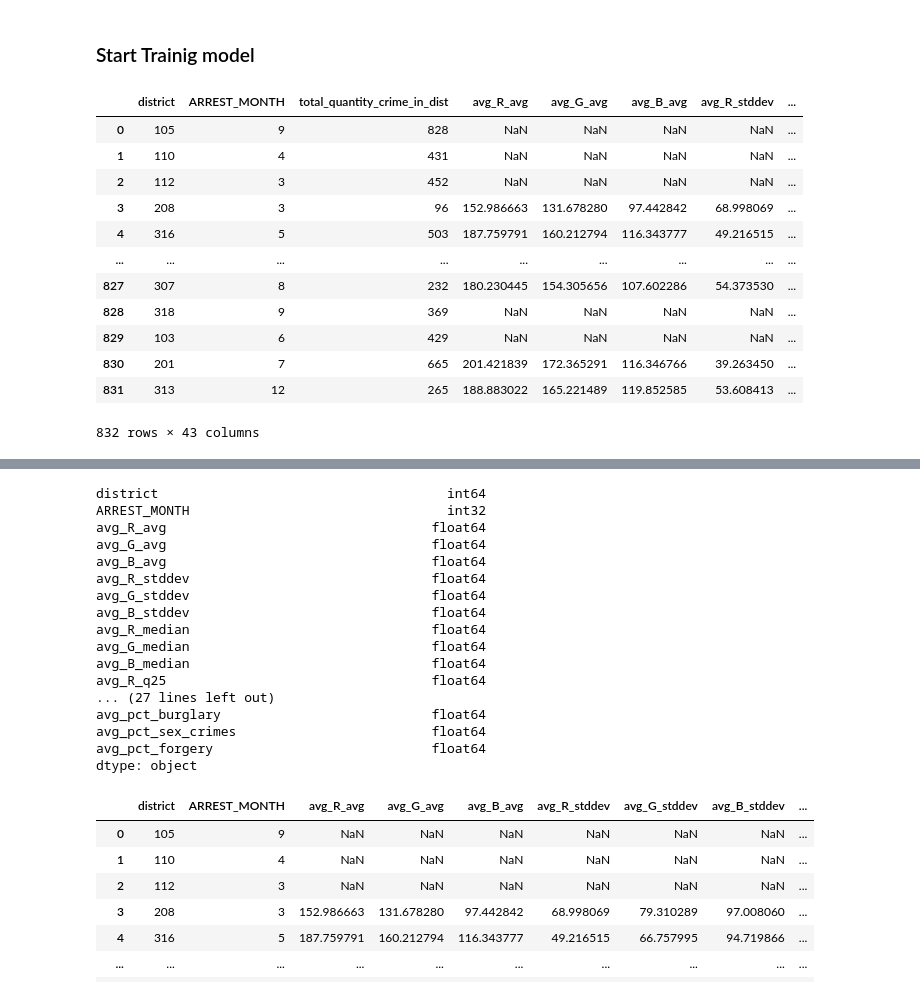
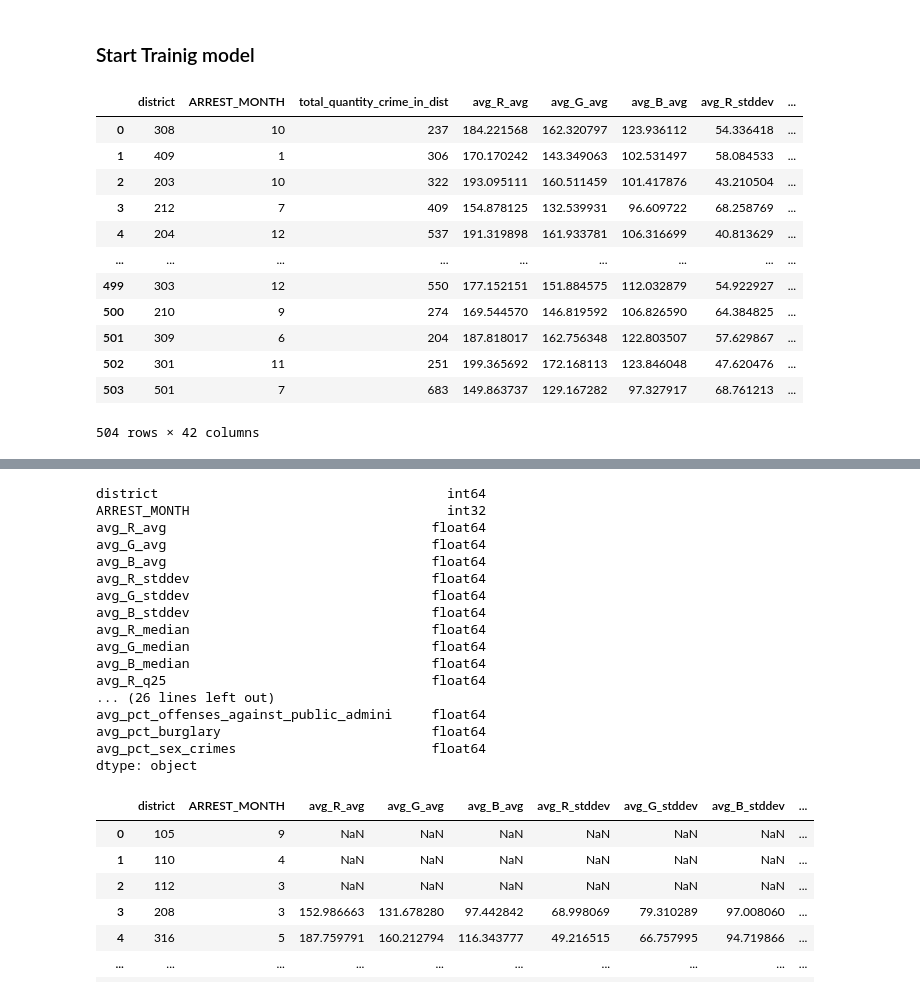
Before and after one commit to ElizabethSeth/ml_practice, a Jupyter notebook: test.ipynb, the cells around one changed output, grey strips where cells are left out. Drawn from its saved outputs; the diff is of its cells as text; code cells hidden in the pictures.

```diff
--- a/test.ipynb
+++ b/test.ipynb
@@ -507,22 +514,22 @@ target_col = df["BoroCD"]
 # %% [markdown]
 ### Start Trainig model
 # %%
-nyc = pd.read_parquet("../data/nyc.parquet")
+nyc = pd.read_parquet("../data/join_nyc.parquet")
 nyc
 # %% [output]
 |  | district | ARREST_MONTH | total_quantity_crime_in_dist | avg_R_avg | avg_G_avg | avg_B_avg | avg_R_stddev | ... |
-| 0 | 105 | 9 | 828 | NaN | NaN | NaN | NaN | ... |
-| 1 | 110 | 4 | 431 | NaN | NaN | NaN | NaN | ... |
-| 2 | 112 | 3 | 452 | NaN | NaN | NaN | NaN | ... |
-| 3 | 208 | 3 | 96 | 152.986663 | 131.678280 | 97.442842 | 68.998069 | ... |
-| 4 | 316 | 5 | 503 | 187.759791 | 160.212794 | 116.343777 | 49.216515 | ... |
+| 0 | 308 | 10 | 237 | 184.221568 | 162.320797 | 123.936112 | 54.336418 | ... |
+| 1 | 409 | 1 | 306 | 170.170242 | 143.349063 | 102.531497 | 58.084533 | ... |
+| 2 | 203 | 10 | 322 | 193.095111 | 160.511459 | 101.417876 | 43.210504 | ... |
+| 3 | 212 | 7 | 409 | 154.878125 | 132.539931 | 96.609722 | 68.258769 | ... |
+| 4 | 204 | 12 | 537 | 191.319898 | 161.933781 | 106.316699 | 40.813629 | ... |
 | ... | ... | ... | ... | ... | ... | ... | ... | ... |
-| 827 | 307 | 8 | 232 | 180.230445 | 154.305656 | 107.602286 | 54.373530 | ... |
-| 828 | 318 | 9 | 369 | NaN | NaN | NaN | NaN | ... |
-| 829 | 103 | 6 | 429 | NaN | NaN | NaN | NaN | ... |
-| 830 | 201 | 7 | 665 | 201.421839 | 172.365291 | 116.346766 | 39.263450 | ... |
-| 831 | 313 | 12 | 265 | 188.883022 | 165.221489 | 119.852585 | 53.608413 | ... |
+| 499 | 303 | 12 | 550 | 177.152151 | 151.884575 | 112.032879 | 54.922927 | ... |
+| 500 | 210 | 9 | 274 | 169.544570 | 146.819592 | 106.826590 | 64.384825 | ... |
+| 501 | 309 | 6 | 204 | 187.818017 | 162.756348 | 122.803507 | 57.629867 | ... |
+| 502 | 301 | 11 | 251 | 199.365692 | 172.168113 | 123.846048 | 47.620476 | ... |
+| 503 | 501 | 7 | 683 | 149.863737 | 129.167282 | 97.327917 | 68.761213 | ... |
-832 rows × 43 columns
+504 rows × 42 columns
 # %%
 nyc.columns
 # %% [output]
@@ -562,10 +569,10 @@ avg_R_median                               float64
 avg_G_median                               float64
 avg_B_median                               float64
 avg_R_q25                                  float64
-... (27 lines left out)
+... (26 lines left out)
+avg_pct_offenses_against_public_admini     float64
 avg_pct_burglary                           float64
 avg_pct_sex_crimes                         float64
-avg_pct_forgery                            float64
 dtype: object
 # %%
 num_cols
```
Also changed, not shown: parts of 23 cells of this notebook, 4 other files.
